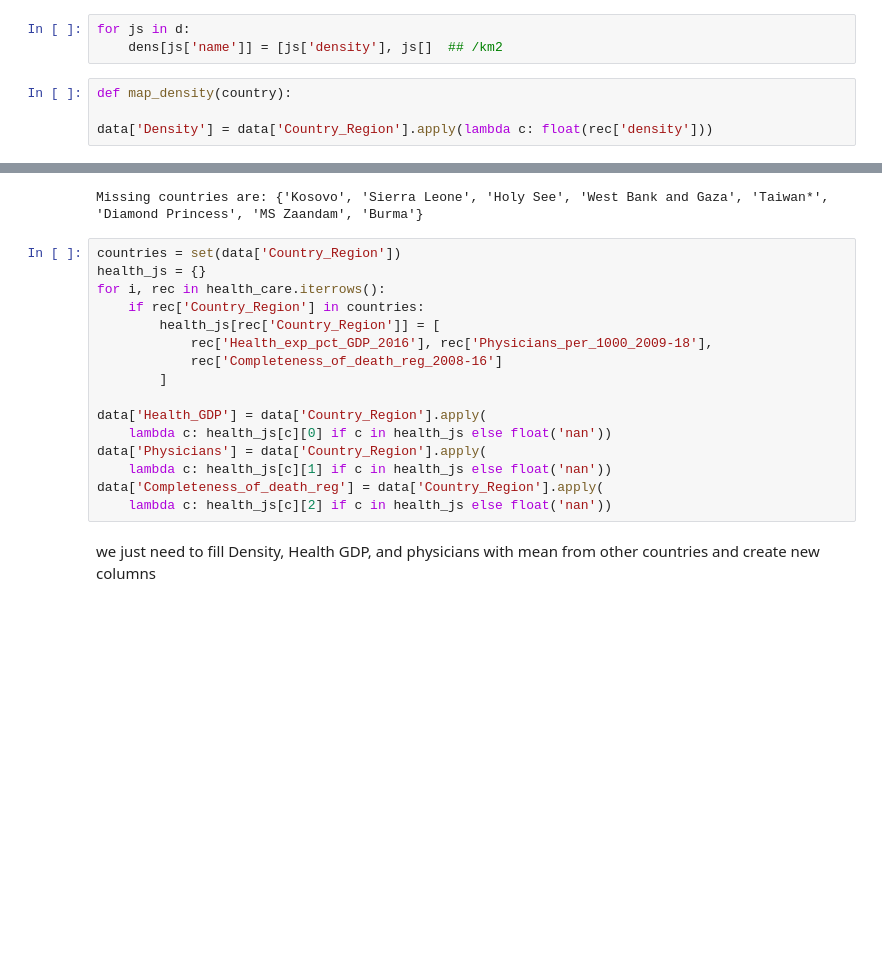
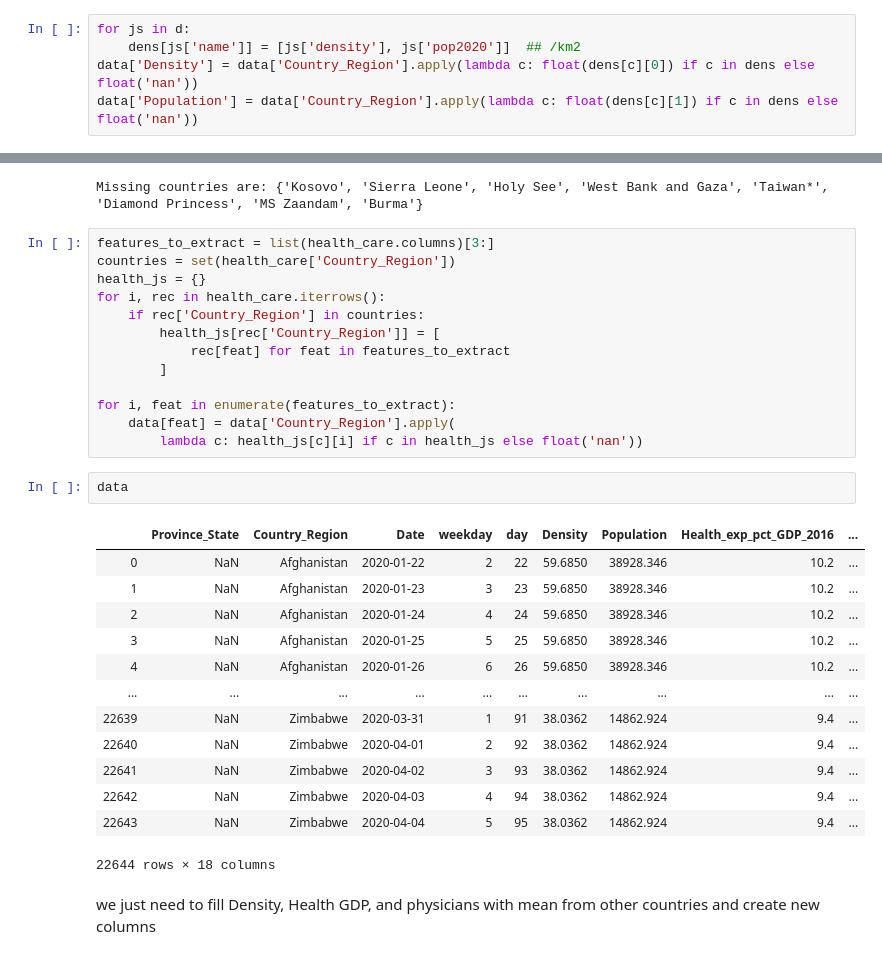
Before and after one commit to yassine-mhedhbi/Covid19, a Jupyter notebook: eda.ipynb, the cells around one changed output, grey strips where cells are left out. Cells and saved outputs as stored; diff of their text form; blank space fills up the shorter version.

```diff
--- a/eda.ipynb
+++ b/eda.ipynb
@@ -177,10 +189,8 @@ ds.head()
 | 2 | 198 | Algeria | 18.4113 | 47.6854 | 43851.0440 | 2381741 |
 | 3 | 50 | American Samoa | 277.3417 | 718.3150 | 55.1910 | 199 |
 | 4 | 74 | Andorra | 165.0962 | 427.5990 | 77.2650 | 468 |
-# %%
-for js in d:
-    dens[js['name']] = [js['density'], js[]  ## /km2
-# %%
-def map_density(country):
-
-data['Density'] = data['Country_Region'].apply(lambda c: float(rec['density']))
+# %%
+for js in d:
+    dens[js['name']] = [js['density'], js['pop2020']]  ## /km2
+data['Density'] = data['Country_Region'].apply(lambda c: float(dens[c][0]) if c in dens else float('nan'))
+data['Population'] = data['Country_Region'].apply(lambda c: float(dens[c][1]) if c in dens else float('nan'))
@@ -194,21 +222,34 @@ print ("Missing countries are: {}".format(missing_countries))
 # %% [output]
 Missing countries are: {'Kosovo', 'Sierra Leone', 'Holy See', 'West Bank and Gaza', 'Taiwan*', 'Diamond Princess', 'MS Zaandam', 'Burma'}
 # %%
-countries = set(data['Country_Region'])
+features_to_extract = list(health_care.columns)[3:]
+countries = set(health_care['Country_Region'])
 health_js = {}
 for i, rec in health_care.iterrows():
     if rec['Country_Region'] in countries:
         health_js[rec['Country_Region']] = [
-            rec['Health_exp_pct_GDP_2016'], rec['Physicians_per_1000_2009-18'],
-            rec['Completeness_of_death_reg_2008-16']
+            rec[feat] for feat in features_to_extract
         ]
 
-data['Health_GDP'] = data['Country_Region'].apply(
-    lambda c: health_js[c][0] if c in health_js else float('nan'))
-data['Physicians'] = data['Country_Region'].apply(
-    lambda c: health_js[c][1] if c in health_js else float('nan'))
-data['Completeness_of_death_reg'] = data['Country_Region'].apply(
-    lambda c: health_js[c][2] if c in health_js else float('nan'))
+for i, feat in enumerate(features_to_extract):
+    data[feat] = data['Country_Region'].apply(
+        lambda c: health_js[c][i] if c in health_js else float('nan'))
+# %%
+data
+# %% [output]
+|  | Province_State | Country_Region | Date | weekday | day | Density | Population | Health_exp_pct_GDP_2016 | ... |
+| 0 | NaN | Afghanistan | 2020-01-22 | 2 | 22 | 59.6850 | 38928.346 | 10.2 | ... |
+| 1 | NaN | Afghanistan | 2020-01-23 | 3 | 23 | 59.6850 | 38928.346 | 10.2 | ... |
+| 2 | NaN | Afghanistan | 2020-01-24 | 4 | 24 | 59.6850 | 38928.346 | 10.2 | ... |
+| 3 | NaN | Afghanistan | 2020-01-25 | 5 | 25 | 59.6850 | 38928.346 | 10.2 | ... |
+| 4 | NaN | Afghanistan | 2020-01-26 | 6 | 26 | 59.6850 | 38928.346 | 10.2 | ... |
+| ... | ... | ... | ... | ... | ... | ... | ... | ... | ... |
+| 22639 | NaN | Zimbabwe | 2020-03-31 | 1 | 91 | 38.0362 | 14862.924 | 9.4 | ... |
+| 22640 | NaN | Zimbabwe | 2020-04-01 | 2 | 92 | 38.0362 | 14862.924 | 9.4 | ... |
+| 22641 | NaN | Zimbabwe | 2020-04-02 | 3 | 93 | 38.0362 | 14862.924 | 9.4 | ... |
+| 22642 | NaN | Zimbabwe | 2020-04-03 | 4 | 94 | 38.0362 | 14862.924 | 9.4 | ... |
+| 22643 | NaN | Zimbabwe | 2020-04-04 | 5 | 95 | 38.0362 | 14862.924 | 9.4 | ... |
+22644 rows × 18 columns
 # %% [markdown]
 we just need to fill Density, Health GDP, and physicians with mean from other countries and create new columns
 # %%
```
Also changed, not shown: parts of 14 cells of this notebook, 2 other files.
